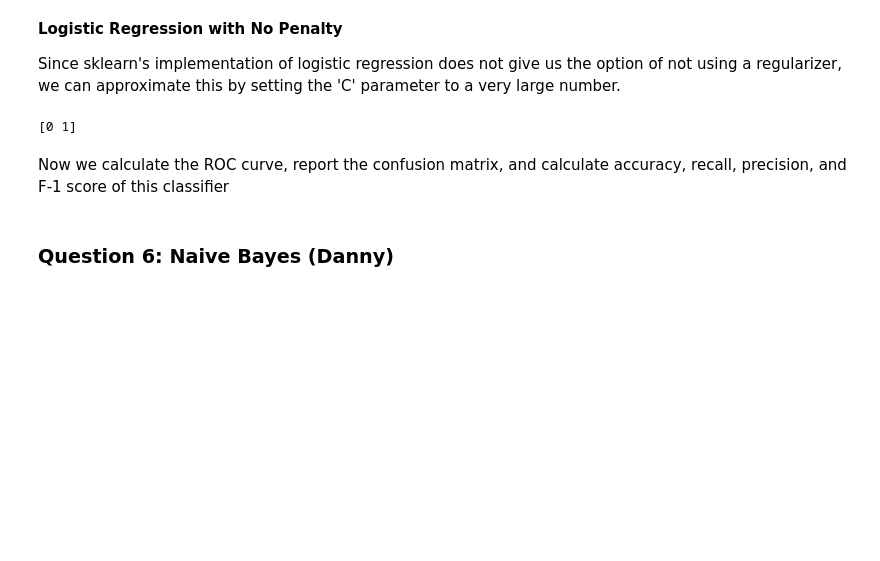
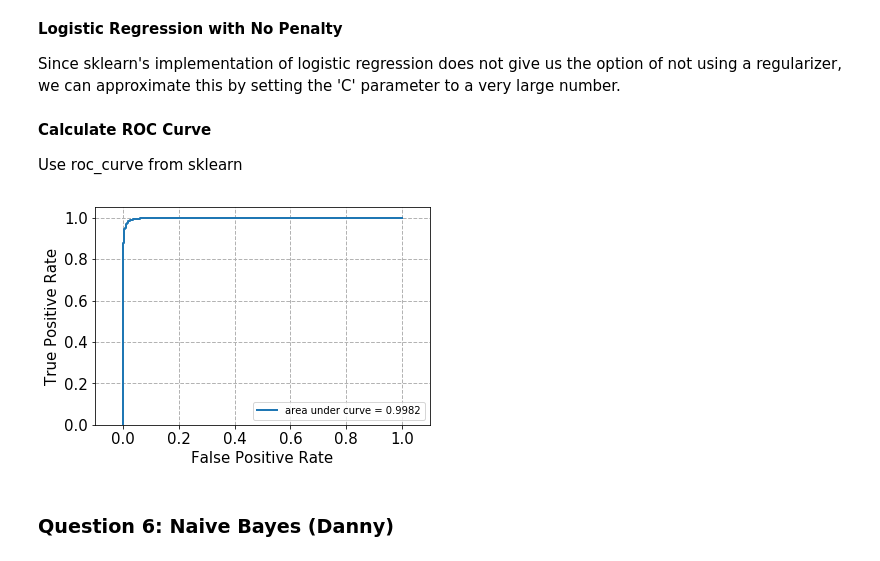
Before and after one commit to ddepe/classification_textual_data, a Jupyter notebook: Project1.ipynb, the cells around one changed output. Saved outputs shown, nothing was run; the diff lists cells and outputs as text; code cells hidden in the pictures; blank space fills up the shorter version.

Commit message:
Adding code to plot ROC curve

```diff
--- a/Project1.ipynb
+++ b/Project1.ipynb
@@ -183,9 +183,42 @@ from sklearn.linear_model import LinearRegression, LogisticRegression
 classifier = LogisticRegression(C=np.inf, solver='lbfgs')
 classifier.fit(X_train_tfidf, y_train_dataset)
 prediction = classifier.predict(X_test_tfidf)
+y_score = classifier.predict_proba(X_test_tfidf)
-# %% [output]
-[0 1]
-# %% [markdown]
-Now we calculate the ROC curve, report the confusion matrix, and calculate accuracy, recall, precision, and F-1 score of this classifier
+# %% [markdown]
+**Calculate ROC Curve**
+
+Use roc_curve from sklearn
+# %%
+from sklearn.metrics import recall_score
+from sklearn.metrics import roc_curve
+from sklearn.metrics import auc
+
+# Calculate fpr and tpr
+fpr, tpr, _ = roc_curve(y_test_dataset, y_score[:,1])
+
+# Function to plot ROC curve
+def plot_roc(fpr, tpr):
+    fig, ax = plt.subplots()
+
+    roc_auc = auc(fpr,tpr)
+
+    ax.plot(fpr, tpr, lw=2, label= 'area under curve = %0.4f' % roc_auc)
+
+    ax.grid(color='0.7', linestyle='--', linewidth=1)
+
+    ax.set_xlim([-0.1, 1.1])
+    ax.set_ylim([0.0, 1.05])
+    ax.set_xlabel('False Positive Rate',fontsize=15)
+    ax.set_ylabel('True Positive Rate',fontsize=15)
+
+    ax.legend(loc="lower right")
+
+    for label in ax.get_xticklabels()+ax.get_yticklabels():
+        label.set_fontsize(15)
+
+# Call function to plot ROC
+plot_roc(fpr, tpr)
+# %% [output]
+[figure, added]
 # %% [markdown]
 ### Question 6: Naive Bayes (Danny)
```
